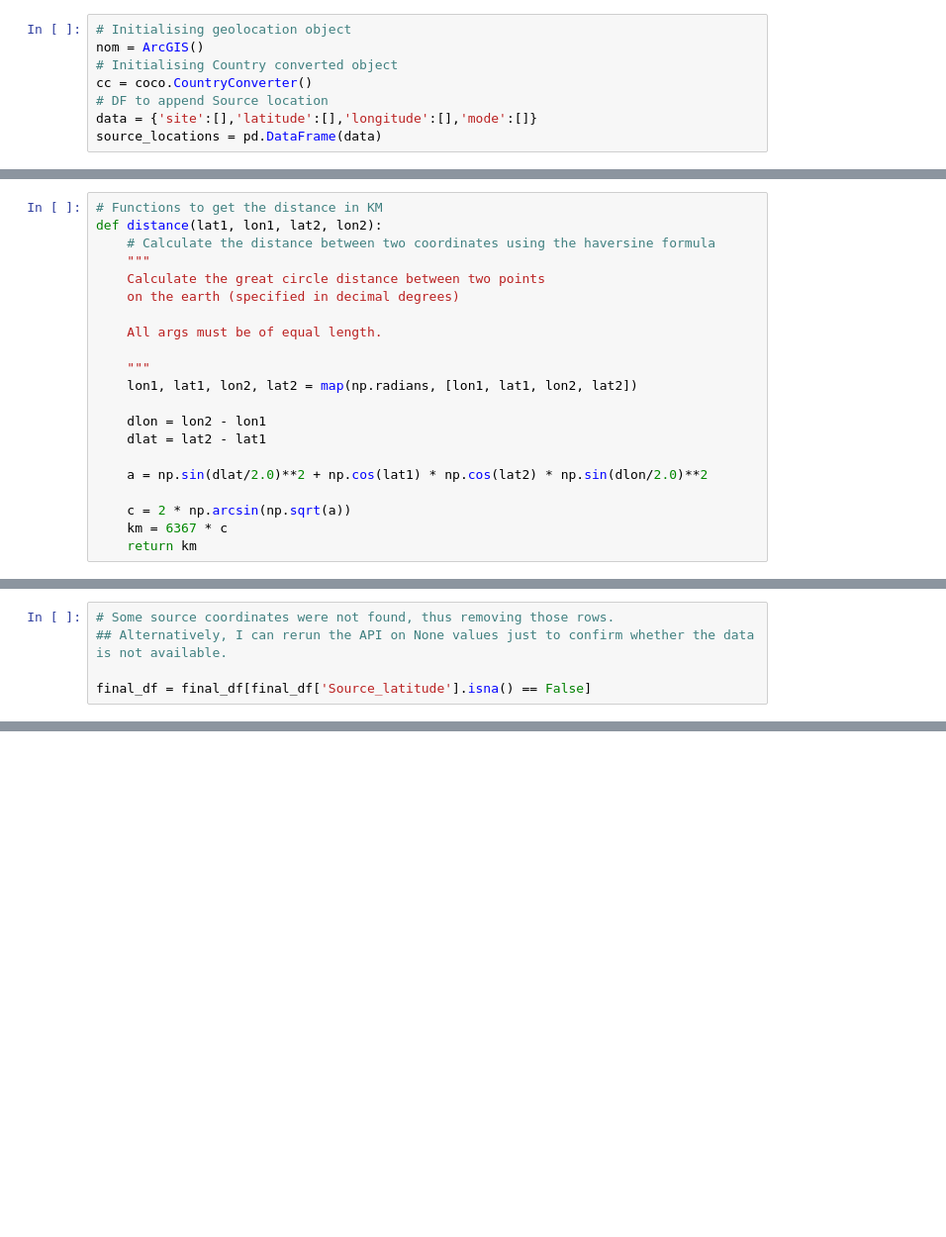
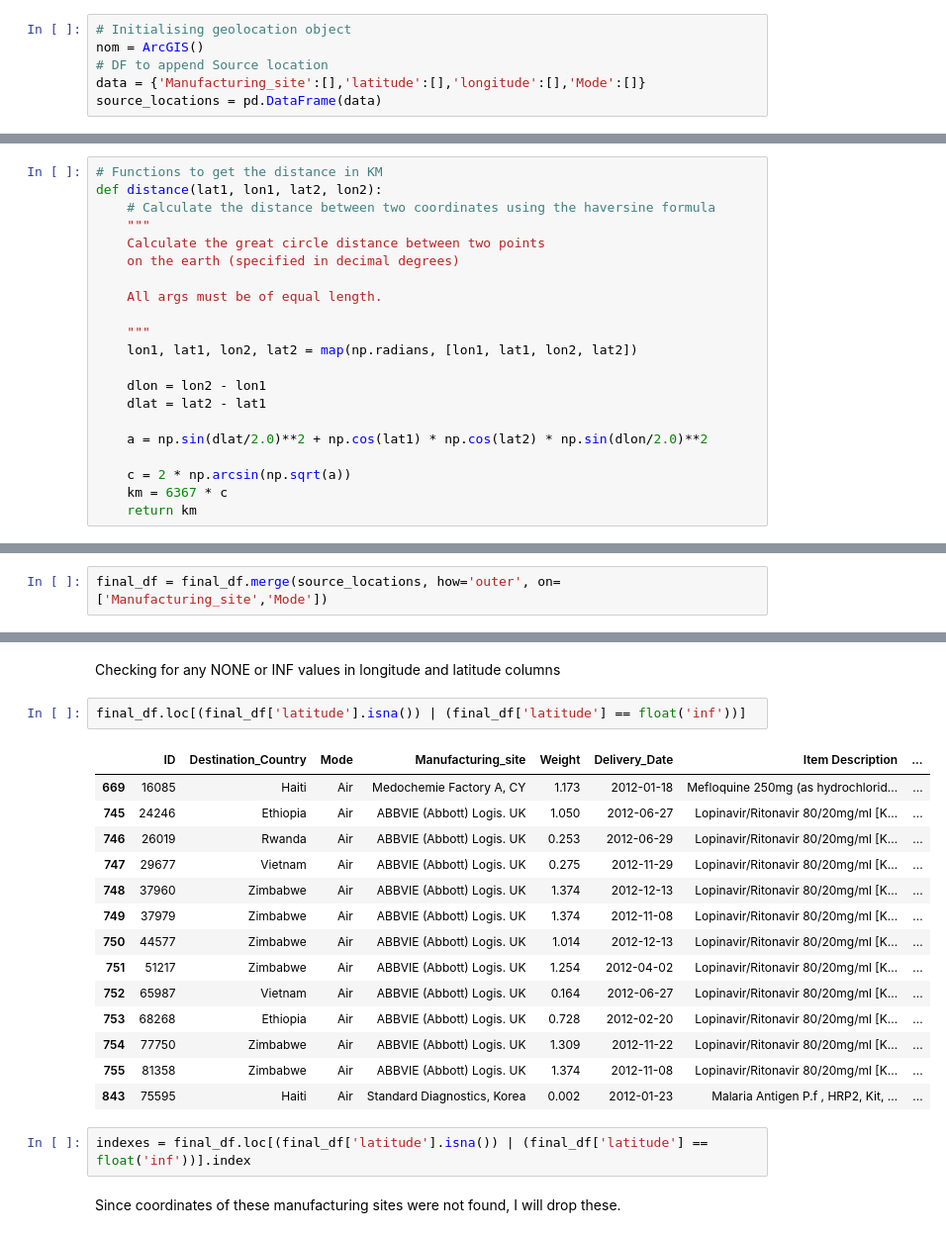
Before and after one commit to nakulBageja/Pharma-Scope-3, a Jupyter notebook: Scope_3.ipynb, the cells around one changed output, grey strips where cells are left out. Shown: that part at 99% size. Saved outputs shown, nothing was run; the diff lists cells and outputs as text; blank space fills up the shorter version.

Commit message:
Completion of getting source location coordinates

```diff
--- a/Scope_3.ipynb
+++ b/Scope_3.ipynb
@@ -231,8 +240,6 @@ final_airport_db
 # %%
 # Initialising geolocation object
 nom = ArcGIS()
-# Initialising Country converted object
-cc = coco.CountryConverter()
 # DF to append Source location
-data = {'site':[],'latitude':[],'longitude':[],'mode':[]}
+data = {'Manufacturing_site':[],'latitude':[],'longitude':[],'Mode':[]}
 source_locations = pd.DataFrame(data)
@@ -402,5 +387,0 @@ len(final_df[final_df['Mode'] == 'Air']['Manufacturing_site'].unique())
-# %%
-# Some source coordinates were not found, thus removing those rows.
-## Alternatively, I can rerun the API on None values just to confirm whether the data is not available.
-
-final_df = final_df[final_df['Source_latitude'].isna() == False]
@@ -408,0 +392,2 @@ final_df
+# %%
+final_df = final_df.merge(source_locations, how='outer', on=['Manufacturing_site','Mode'])
@@ -408,0 +410,23 @@ final_df
+# %% [markdown]
+Checking for any NONE or INF values in longitude and latitude columns
+# %%
+final_df.loc[(final_df['latitude'].isna()) | (final_df['latitude'] == float('inf'))]
+# %% [output]
+|  | ID | Destination_Country | Mode | Manufacturing_site | Weight | Delivery_Date | Item Description | ... |
+| 669 | 16085 | Haiti | Air | Medochemie Factory A, CY | 1.173 | 2012-01-18 | Mefloquine 250mg (as hydrochlorid... | ... |
+| 745 | 24246 | Ethiopia | Air | ABBVIE (Abbott) Logis. UK | 1.050 | 2012-06-27 | Lopinavir/Ritonavir 80/20mg/ml [K... | ... |
+| 746 | 26019 | Rwanda | Air | ABBVIE (Abbott) Logis. UK | 0.253 | 2012-06-29 | Lopinavir/Ritonavir 80/20mg/ml [K... | ... |
+| 747 | 29677 | Vietnam | Air | ABBVIE (Abbott) Logis. UK | 0.275 | 2012-11-29 | Lopinavir/Ritonavir 80/20mg/ml [K... | ... |
+| 748 | 37960 | Zimbabwe | Air | ABBVIE (Abbott) Logis. UK | 1.374 | 2012-12-13 | Lopinavir/Ritonavir 80/20mg/ml [K... | ... |
+| 749 | 37979 | Zimbabwe | Air | ABBVIE (Abbott) Logis. UK | 1.374 | 2012-11-08 | Lopinavir/Ritonavir 80/20mg/ml [K... | ... |
+| 750 | 44577 | Zimbabwe | Air | ABBVIE (Abbott) Logis. UK | 1.014 | 2012-12-13 | Lopinavir/Ritonavir 80/20mg/ml [K... | ... |
+| 751 | 51217 | Zimbabwe | Air | ABBVIE (Abbott) Logis. UK | 1.254 | 2012-04-02 | Lopinavir/Ritonavir 80/20mg/ml [K... | ... |
+| 752 | 65987 | Vietnam | Air | ABBVIE (Abbott) Logis. UK | 0.164 | 2012-06-27 | Lopinavir/Ritonavir 80/20mg/ml [K... | ... |
+| 753 | 68268 | Ethiopia | Air | ABBVIE (Abbott) Logis. UK | 0.728 | 2012-02-20 | Lopinavir/Ritonavir 80/20mg/ml [K... | ... |
+| 754 | 77750 | Zimbabwe | Air | ABBVIE (Abbott) Logis. UK | 1.309 | 2012-11-22 | Lopinavir/Ritonavir 80/20mg/ml [K... | ... |
+| 755 | 81358 | Zimbabwe | Air | ABBVIE (Abbott) Logis. UK | 1.374 | 2012-11-08 | Lopinavir/Ritonavir 80/20mg/ml [K... | ... |
+| 843 | 75595 | Haiti | Air | Standard Diagnostics, Korea | 0.002 | 2012-01-23 | Malaria Antigen P.f , HRP2, Kit, ... | ... |
+# %%
+indexes = final_df.loc[(final_df['latitude'].isna()) | (final_df['latitude'] == float('inf'))].index
+# %% [markdown]
+Since coordinates of these manufacturing sites were not found, I will drop these.
```
Also changed, not shown: parts of 24 cells of this notebook, 2 other files.
